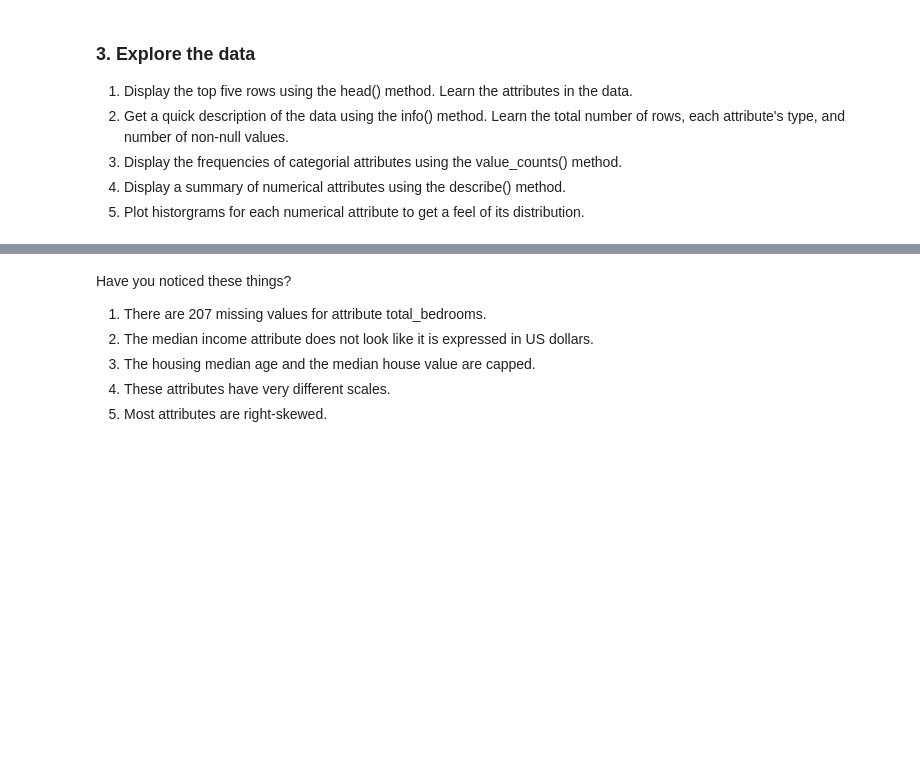
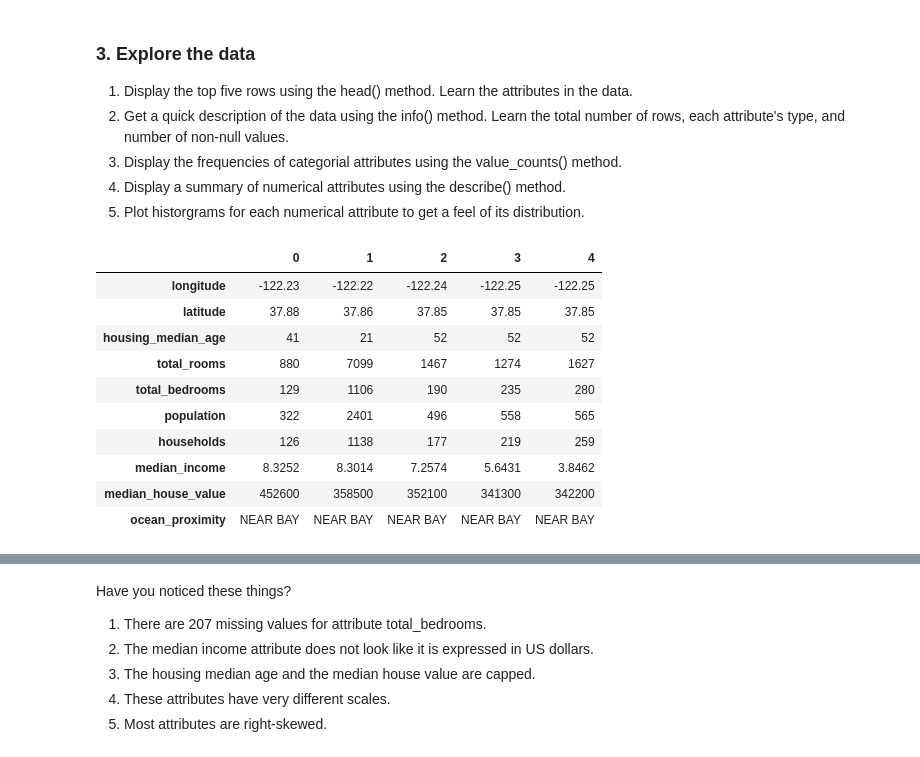
Before and after one commit to ch00226855/CMP464-788-Spring2019, a Jupyter notebook: Week8_CaliforniaHousing.ipynb, the cells around one changed output, grey strips where cells are left out. Cells and saved outputs as stored; diff of their text form; code cells hidden in the pictures; blank space fills up the shorter version.

```diff
--- a/Week8_CaliforniaHousing.ipynb
+++ b/Week8_CaliforniaHousing.ipynb
@@ -49,6 +49,18 @@ housing = pd.read_csv(os.getcwd() + '/Data/CaliforniaHousing/housing.csv')
 4. Display a summary of numerical attributes using the describe() method.
 5. Plot historgrams for each numerical attribute to get a feel of its distribution.
 # %%
-housing.head()
+housing.head().T
+# %% [output]
+|  | 0 | 1 | 2 | 3 | 4 |
+| longitude | -122.23 | -122.22 | -122.24 | -122.25 | -122.25 |
+| latitude | 37.88 | 37.86 | 37.85 | 37.85 | 37.85 |
+| housing_median_age | 41 | 21 | 52 | 52 | 52 |
+| total_rooms | 880 | 7099 | 1467 | 1274 | 1627 |
+| total_bedrooms | 129 | 1106 | 190 | 235 | 280 |
+| population | 322 | 2401 | 496 | 558 | 565 |
+| households | 126 | 1138 | 177 | 219 | 259 |
+| median_income | 8.3252 | 8.3014 | 7.2574 | 5.6431 | 3.8462 |
+| median_house_value | 452600 | 358500 | 352100 | 341300 | 342200 |
+| ocean_proximity | NEAR BAY | NEAR BAY | NEAR BAY | NEAR BAY | NEAR BAY |
 # %%
 housing.info()
```
Also changed, not shown: parts of 25 cells of this notebook, 6 other files.
